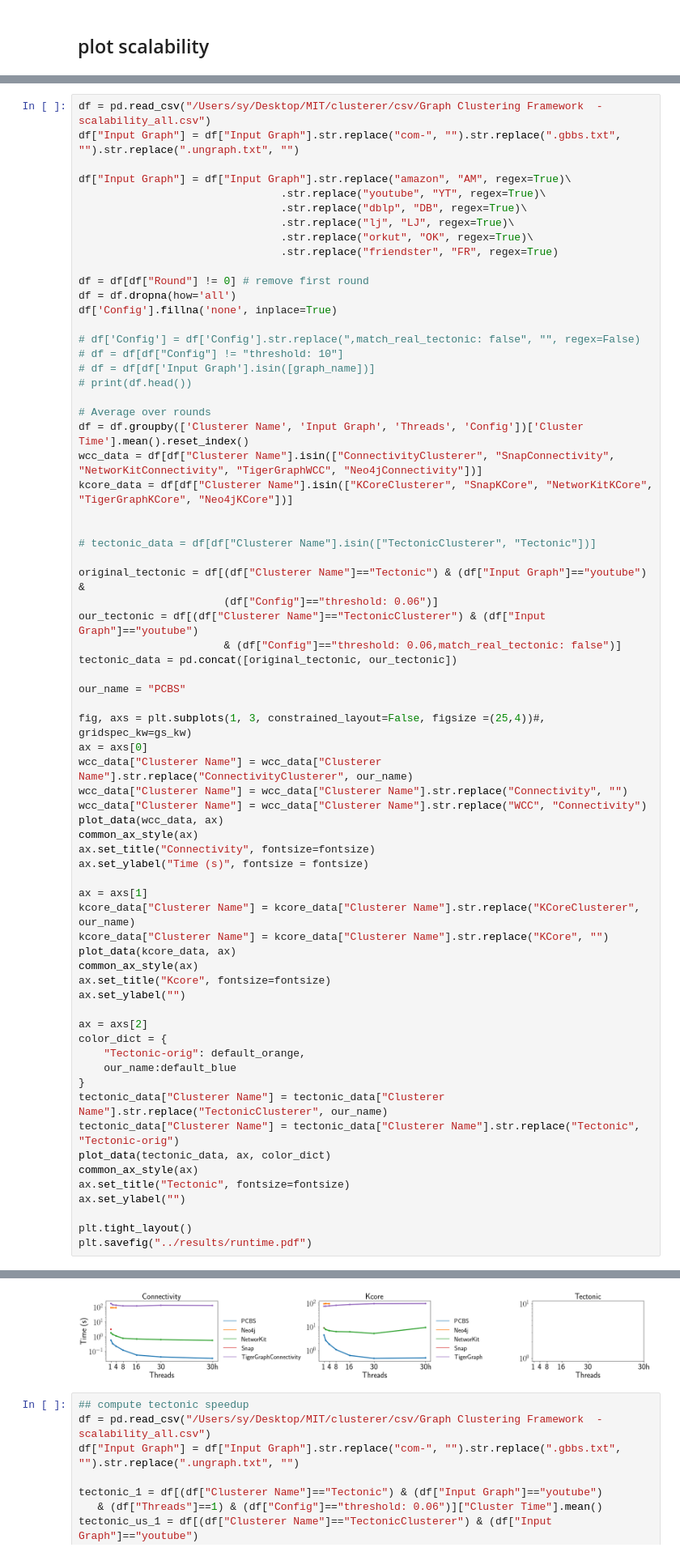
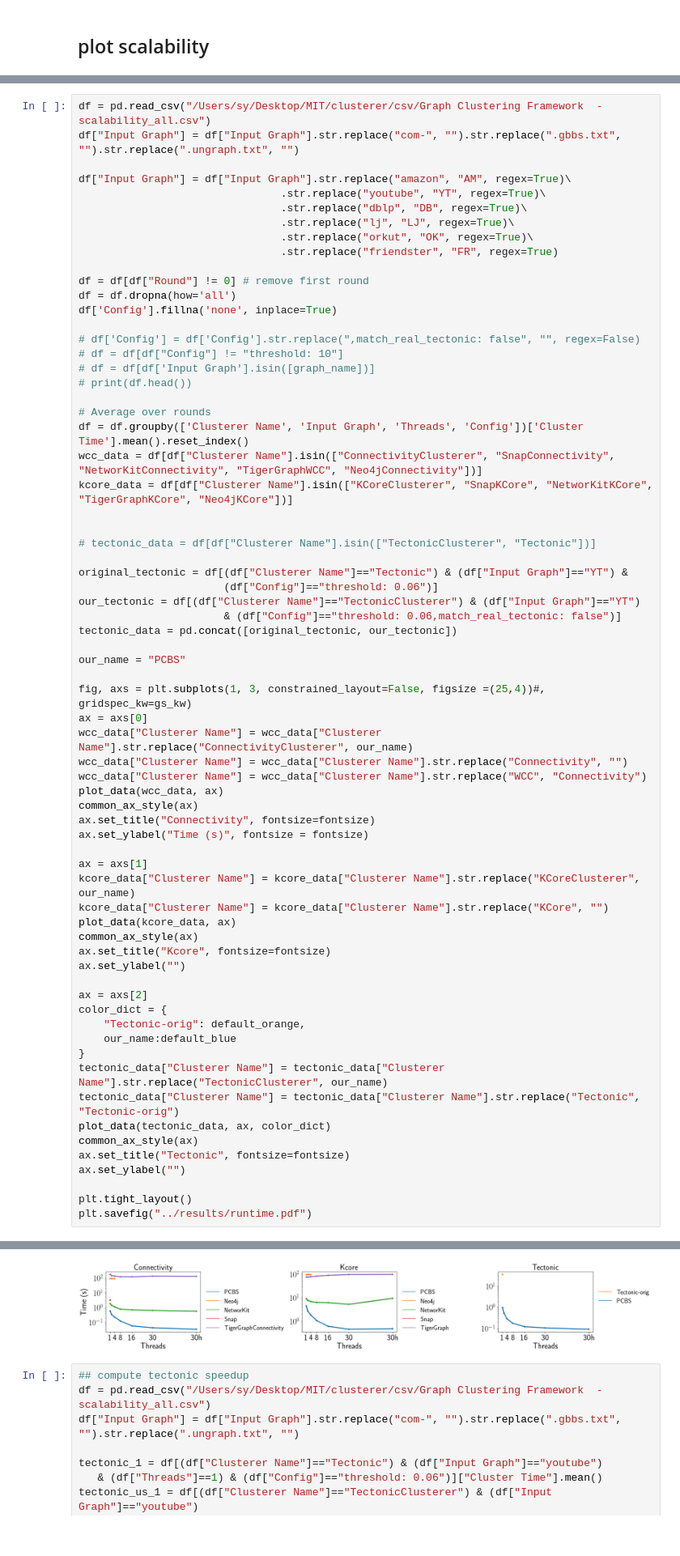
Before and after one commit to ParAlg/ParClusterers, a Jupyter notebook: plotting/Plot_running_time-final.ipynb, the cells around one changed output, grey strips where cells are left out. Shown: that part at 81% size. Cells and saved outputs as stored; diff of their text form.

Commit message:
plotting

```diff
--- a/plotting/Plot_running_time-final.ipynb
+++ b/plotting/Plot_running_time-final.ipynb
@@ -93,9 +97,9 @@ kcore_data = df[df["Clusterer Name"].isin(["KCoreClusterer", "SnapKCore", "Netwo
 
 # tectonic_data = df[df["Clusterer Name"].isin(["TectonicClusterer", "Tectonic"])]
 
-original_tectonic = df[(df["Clusterer Name"]=="Tectonic") & (df["Input Graph"]=="youtube") &
+original_tectonic = df[(df["Clusterer Name"]=="Tectonic") & (df["Input Graph"]=="YT") &
                        (df["Config"]=="threshold: 0.06")]
-our_tectonic = df[(df["Clusterer Name"]=="TectonicClusterer") & (df["Input Graph"]=="youtube")
+our_tectonic = df[(df["Clusterer Name"]=="TectonicClusterer") & (df["Input Graph"]=="YT")
                        & (df["Config"]=="threshold: 0.06,match_real_tectonic: false")]
 tectonic_data = pd.concat([original_tectonic, our_tectonic])
 
@@ -154,4 +158,4 @@ No artists with labels found to put in legend.  Note that artists whose label st
-[figure, old version]
+[figure, new version]
 # %%
 ## compute tectonic speedup
 df = pd.read_csv("/Users/sy/Desktop/MIT/clusterer/csv/Graph Clustering Framework  - scalability_all.csv")
```
Also changed, not shown: parts of 8 cells of this notebook, 1 other file.
